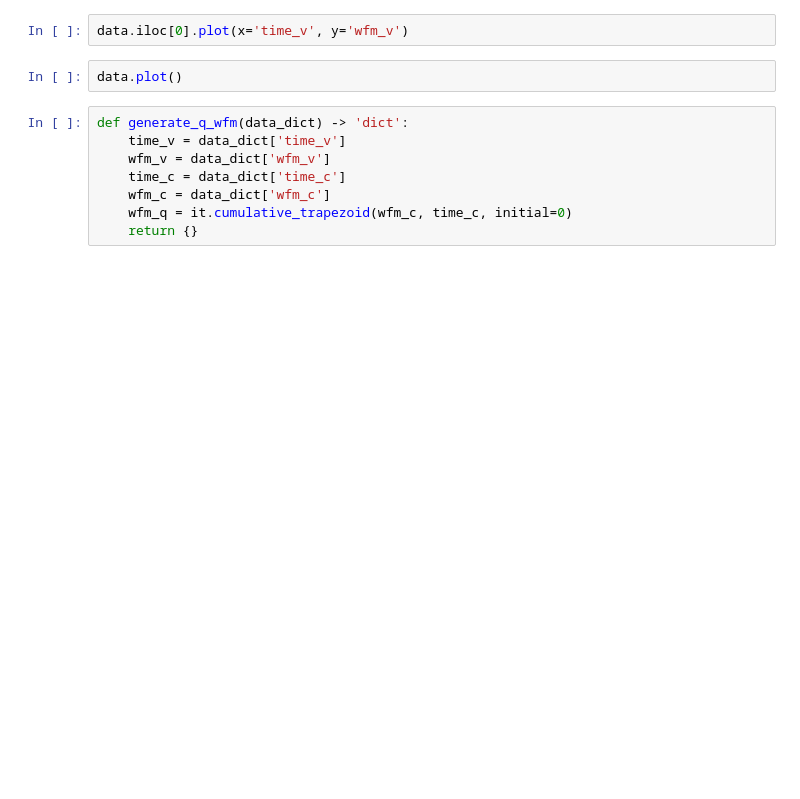
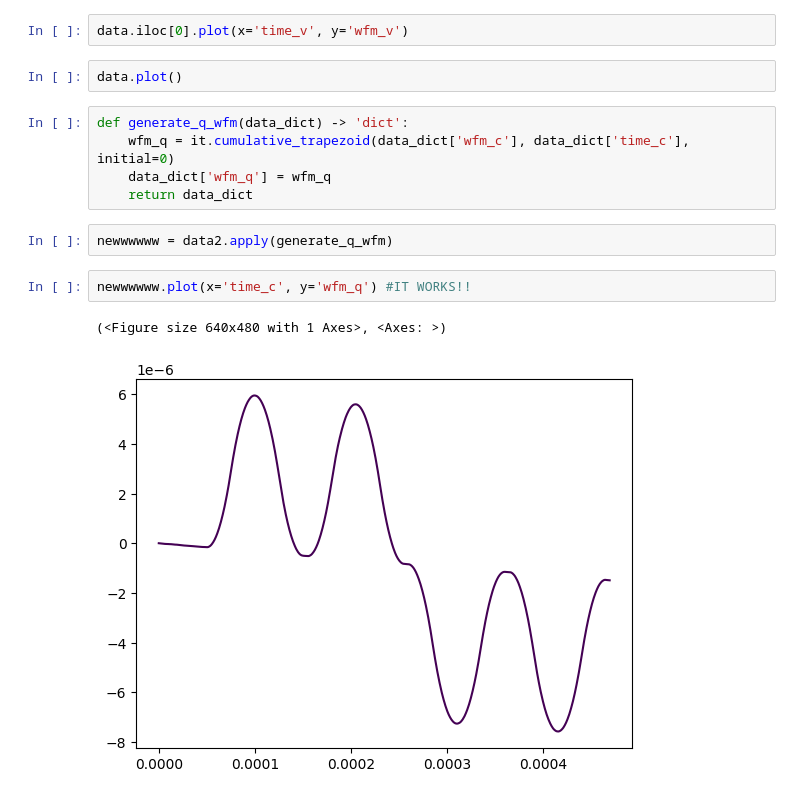
Before and after one commit to ElPsyKurisu/FE, a Jupyter notebook: analysis.ipynb, the cells around one changed output. Drawn from its saved outputs; the diff is of its cells as text; blank space fills up the shorter version.

```diff
--- a/analysis.ipynb
+++ b/analysis.ipynb
@@ -61,9 +41,13 @@ data.iloc[0].plot(x='time_v', y='wfm_v')
 data.plot()
 # %%
 def generate_q_wfm(data_dict) -> 'dict':
-    time_v = data_dict['time_v']
-    wfm_v = data_dict['wfm_v']
-    time_c = data_dict['time_c']
-    wfm_c = data_dict['wfm_c']
-    wfm_q = it.cumulative_trapezoid(wfm_c, time_c, initial=0)
-    return {}
+    wfm_q = it.cumulative_trapezoid(data_dict['wfm_c'], data_dict['time_c'], initial=0)
+    data_dict['wfm_q'] = wfm_q
+    return data_dict
+# %%
+newwwwww = data2.apply(generate_q_wfm)
+# %%
+newwwwww.plot(x='time_c', y='wfm_q') #IT WORKS!!
+# %% [output]
+(<Figure size 640x480 with 1 Axes>, <Axes: >)
+[figure, added]
```
Also changed, not shown: parts of 9 cells of this notebook, 6 other files.
